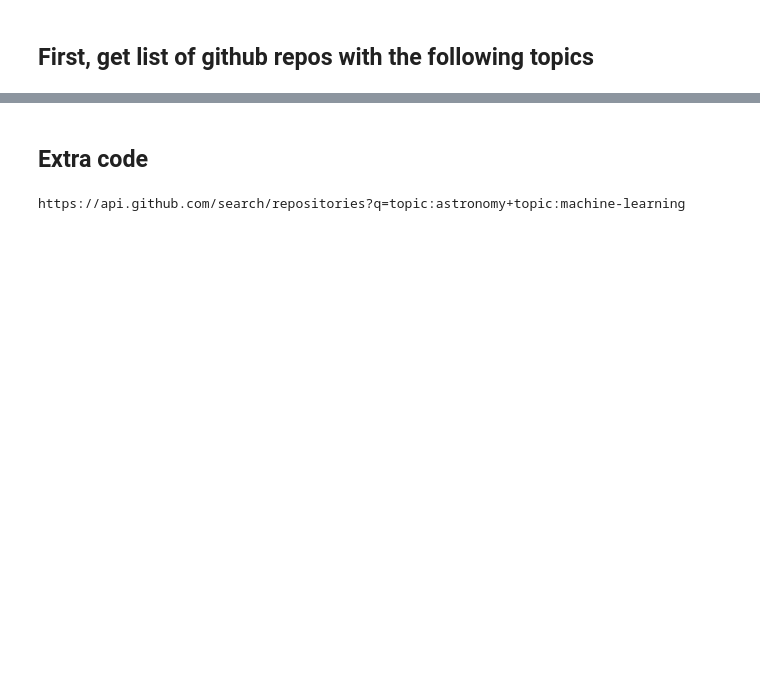
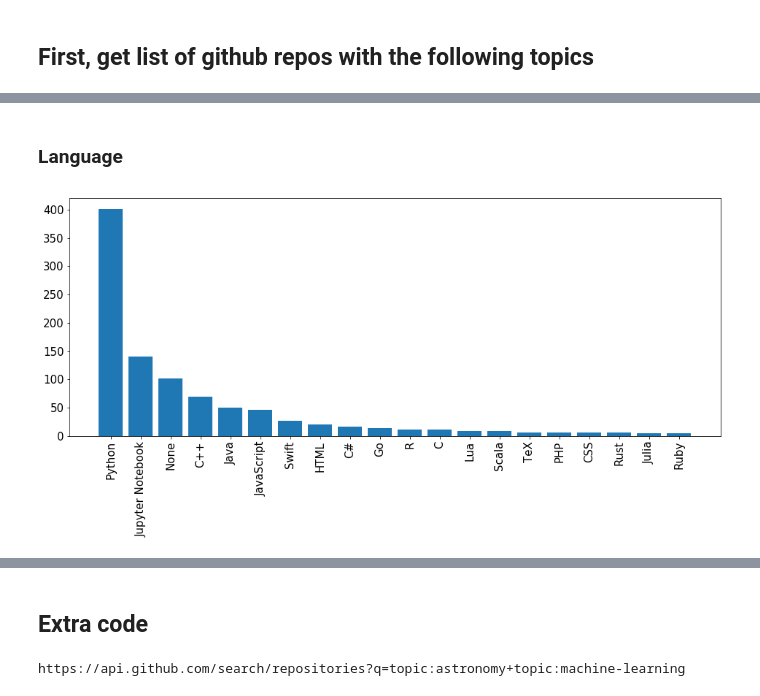
Before and after one commit to silburt/git-screened, a Jupyter notebook: Scrape Github.ipynb, the cells around one changed output, grey strips where cells are left out. Drawn from its saved outputs; the diff is of its cells as text; code cells hidden in the pictures; blank space fills up the shorter version.

```diff
--- a/Scrape Github.ipynb
+++ b/Scrape Github.ipynb
@@ -70,9 +66,0 @@ Scraped 500 repos for topic:'machine-learning'
-# %%
-topics = ['machine-learning']
-
-r = requests.get('https://api.github.com/repos/silburt/DeepMoon',
-                 headers={"Accept":"application/vnd.github.mercy-preview+json"},
-                 auth=HTTPBasicAuth(user, pw))
-if(r.ok):
-    repoItem = json.loads(r.text or r.content)
-    print("Django repository created: " + repoItem['created_at'])
@@ -100,0 +123,20 @@ repoItem
+# %% [markdown]
+### Language
+# %%
+language = {}
+for l in df['language'].unique():
+    language[l] = 0
+
+for index, row in df.iterrows():
+    language[row['language']] += 1
+
+language_sorted = sorted(language.items(), key=operator.itemgetter(1), reverse=True)[0:20]
+
+x, y = list(zip(*language_sorted))
+plt.figure(figsize=(16,6))
+plt.bar(range(len(y)), y, align='center');
+plt.xticks(range(len(y)), x, rotation=90, fontsize=fontsize);
+plt.yticks(fontsize=fontsize);
+plt.savefig('images/language.png')
+# %% [output]
+[figure, added]
```
Also changed, not shown: parts of 13 cells of this notebook, 2 other files.
